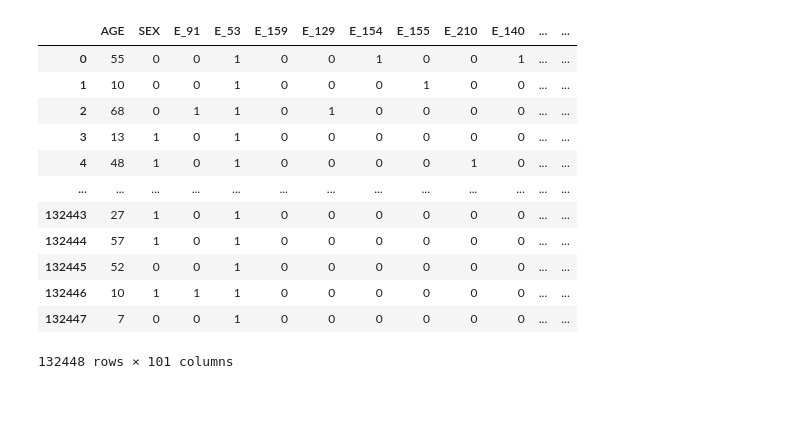
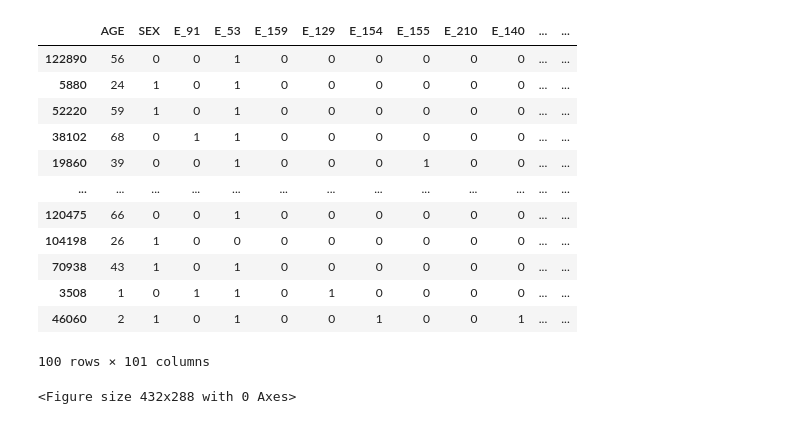
Before and after one commit to jtdomingo3/VITAS, a Jupyter notebook: src/explainer.ipynb, the cells around one changed output. Cells and saved outputs as stored; diff of their text form; code cells hidden in the pictures.

```diff
--- a/src/trained_with_pathology/eval.ipynb
+++ b/src/explainer.ipynb
@@ -96,18 +151,18 @@ def predict_diagnosis(x):
 # %%
-diagnosis_df_valid["predicted_diagnosis"] = diagnosis_df_valid[feature_columns].progress_apply(lambda x : predict_diagnosis([x]), axis=1)
+sample_df["predicted_diagnosis"] = sample_df[feature_columns].progress_apply(lambda x : pred_explain(sample_df[feature_columns].loc[[x.name]], x.name), axis=1)
+sample_df
+# %% [output]
+|  | AGE | SEX | E_91 | E_53 | E_159 | E_129 | E_154 | E_155 | E_210 | E_140 | ... | ... |
+| 122890 | 56 | 0 | 0 | 1 | 0 | 0 | 0 | 0 | 0 | 0 | ... | ... |
+| 5880 | 24 | 1 | 0 | 1 | 0 | 0 | 0 | 0 | 0 | 0 | ... | ... |
+| 52220 | 59 | 1 | 0 | 1 | 0 | 0 | 0 | 0 | 0 | 0 | ... | ... |
+| 38102 | 68 | 0 | 1 | 1 | 0 | 0 | 0 | 0 | 0 | 0 | ... | ... |
+| 19860 | 39 | 0 | 0 | 1 | 0 | 0 | 0 | 1 | 0 | 0 | ... | ... |
+| ... | ... | ... | ... | ... | ... | ... | ... | ... | ... | ... | ... | ... |
+| 120475 | 66 | 0 | 0 | 1 | 0 | 0 | 0 | 0 | 0 | 0 | ... | ... |
+| 104198 | 26 | 1 | 0 | 0 | 0 | 0 | 0 | 0 | 0 | 0 | ... | ... |
+| 70938 | 43 | 1 | 0 | 1 | 0 | 0 | 0 | 0 | 0 | 0 | ... | ... |
+| 3508 | 1 | 0 | 1 | 1 | 0 | 1 | 0 | 0 | 0 | 0 | ... | ... |
+| 46060 | 2 | 1 | 0 | 1 | 0 | 0 | 1 | 0 | 0 | 1 | ... | ... |
+100 rows × 101 columns
+<Figure size 432x288 with 0 Axes>
-# %%
-diagnosis_df_valid
-# %% [output]
-|  | AGE | SEX | E_91 | E_53 | E_159 | E_129 | E_154 | E_155 | E_210 | E_140 | ... | ... |
-| 0 | 55 | 0 | 0 | 1 | 0 | 0 | 1 | 0 | 0 | 1 | ... | ... |
-| 1 | 10 | 0 | 0 | 1 | 0 | 0 | 0 | 1 | 0 | 0 | ... | ... |
-| 2 | 68 | 0 | 1 | 1 | 0 | 1 | 0 | 0 | 0 | 0 | ... | ... |
-| 3 | 13 | 1 | 0 | 1 | 0 | 0 | 0 | 0 | 0 | 0 | ... | ... |
-| 4 | 48 | 1 | 0 | 1 | 0 | 0 | 0 | 0 | 1 | 0 | ... | ... |
-| ... | ... | ... | ... | ... | ... | ... | ... | ... | ... | ... | ... | ... |
-| 132443 | 27 | 1 | 0 | 1 | 0 | 0 | 0 | 0 | 0 | 0 | ... | ... |
-| 132444 | 57 | 1 | 0 | 1 | 0 | 0 | 0 | 0 | 0 | 0 | ... | ... |
-| 132445 | 52 | 0 | 0 | 1 | 0 | 0 | 0 | 0 | 0 | 0 | ... | ... |
-| 132446 | 10 | 1 | 1 | 1 | 0 | 0 | 0 | 0 | 0 | 0 | ... | ... |
-| 132447 | 7 | 0 | 0 | 1 | 0 | 0 | 0 | 0 | 0 | 0 | ... | ... |
-132448 rows × 101 columns
```
Also changed, not shown: parts of 22 cells of this notebook, 5 other files.
